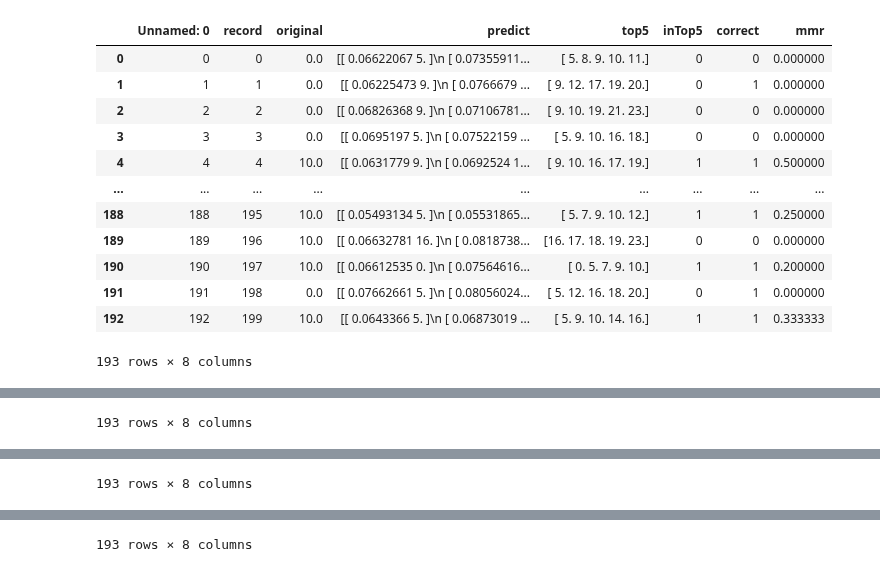
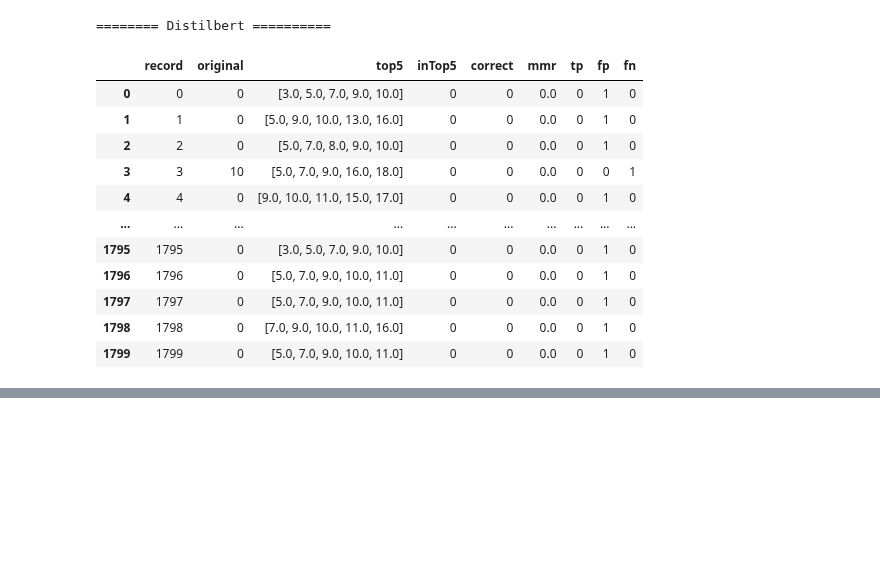
Before and after one commit to robrohan/AUT, a Jupyter notebook: ENGE817/Report/5_results.ipynb, the cells around one changed output, grey strips where cells are left out. Drawn from its saved outputs; the diff is of its cells as text; code cells hidden in the pictures; blank space fills up the shorter version.

```diff
--- a/ENGE817/Report/5_results.ipynb
+++ b/ENGE817/Report/5_results.ipynb
@@ -5,25 +7,65 @@ result_set = "results/200_discharge_cosine"
 # %%
 for i in range(4):
-    df = pd.read_csv(f"{result_set}/{i}_20_200.csv")
+    print(f'======== {schema_dicts[i]["name"]} ==========')
+    df = pd.read_csv(f"{result_set}/{i}_20_1800.csv", index_col=0)
+    # just to make it easier to read
+    del df['predict']
+
+    def array_from_string(x):
+        return np.fromstring(x.strip('[]'), sep=' ')
+
+    def tp(orig, top5):
+        return 1 if orig == 10 and 10 in top5 else 0
+
+    def fp(orig, top5):
+        return 1 if orig == 0 and 10 in top5 else 0
+
+    def fn(orig, top5):
+        return 1 if orig == 10 and 10 not in top5 else 0
+
+    df['top5'] = df['top5'].map(array_from_string)
+    df['tp'] = df.apply(lambda x: tp(orig=x['original'], top5=x['top5']), axis=1)
+    df['fp'] = df.apply(lambda x: fp(orig=x['original'], top5=x['top5']), axis=1)
+    df['fn'] = df.apply(lambda x: fn(orig=x['original'], top5=x['top5']), axis=1)
 
     display(df)
 
-    print(f"Correct top 5    {df['inTop5'].sum() / 193}")
-    print(f"Correct category {df['correct'].sum() / 193}")
+    TP = df['tp'].sum()
+    FP = df['fp'].sum()
+    FN = df['fn'].sum()
+
+    print(f"TP    {TP:.2f}")
+    print(f"FP    {FP:.2f}")
+    print(f"FN    {FN:.2f}")
+
+    precision = (TP / (TP+FP))
+    recall = (TP / (TP+FN))
+    print(f"P    {precision:.2f}")
+    print(f"R    {recall:.2f}")
+
+    f1 = (2*precision*recall) / (precision+recall)
+    print("----------------")
+    print(f"F1    {f1:.2f}")
+    print("----------------")
+
+    # print(f"Correct top 5    {df['inTop5'].sum() / len(df)}")
+    # print(f"Correct category {df['correct'].sum() / len(df)}")
 
     column_counts = df["original"].value_counts(dropna=False)
-    print(column_counts)
+    # print(column_counts)
+    print(f'==========================================')
+    print("")
 # %% [output]
+======== Distilbert ==========
-|  | Unnamed: 0 | record | original | predict | top5 | inTop5 | correct | mmr |
-| 0 | 0 | 0 | 0.0 | [[ 0.06622067 5. ]\n [ 0.07355911... | [ 5. 8. 9. 10. 11.] | 0 | 0 | 0.000000 |
-| 1 | 1 | 1 | 0.0 | [[ 0.06225473 9. ]\n [ 0.0766679 ... | [ 9. 12. 17. 19. 20.] | 0 | 1 | 0.000000 |
-| 2 | 2 | 2 | 0.0 | [[ 0.06826368 9. ]\n [ 0.07106781... | [ 9. 10. 19. 21. 23.] | 0 | 0 | 0.000000 |
-| 3 | 3 | 3 | 0.0 | [[ 0.0695197 5. ]\n [ 0.07522159 ... | [ 5. 9. 10. 16. 18.] | 0 | 0 | 0.000000 |
-| 4 | 4 | 4 | 10.0 | [[ 0.0631779 9. ]\n [ 0.0692524 1... | [ 9. 10. 16. 17. 19.] | 1 | 1 | 0.500000 |
-| ... | ... | ... | ... | ... | ... | ... | ... | ... |
-| 188 | 188 | 195 | 10.0 | [[ 0.05493134 5. ]\n [ 0.05531865... | [ 5. 7. 9. 10. 12.] | 1 | 1 | 0.250000 |
-| 189 | 189 | 196 | 10.0 | [[ 0.06632781 16. ]\n [ 0.0818738... | [16. 17. 18. 19. 23.] | 0 | 0 | 0.000000 |
-| 190 | 190 | 197 | 10.0 | [[ 0.06612535 0. ]\n [ 0.07564616... | [ 0. 5. 7. 9. 10.] | 1 | 1 | 0.200000 |
-| 191 | 191 | 198 | 0.0 | [[ 0.07662661 5. ]\n [ 0.08056024... | [ 5. 12. 16. 18. 20.] | 0 | 1 | 0.000000 |
-| 192 | 192 | 199 | 10.0 | [[ 0.0643366 5. ]\n [ 0.06873019 ... | [ 5. 9. 10. 14. 16.] | 1 | 1 | 0.333333 |
+|  | record | original | top5 | inTop5 | correct | mmr | tp | fp | fn |
+| 0 | 0 | 0 | [3.0, 5.0, 7.0, 9.0, 10.0] | 0 | 0 | 0.0 | 0 | 1 | 0 |
+| 1 | 1 | 0 | [5.0, 9.0, 10.0, 13.0, 16.0] | 0 | 0 | 0.0 | 0 | 1 | 0 |
+| 2 | 2 | 0 | [5.0, 7.0, 8.0, 9.0, 10.0] | 0 | 0 | 0.0 | 0 | 1 | 0 |
+| 3 | 3 | 10 | [5.0, 7.0, 9.0, 16.0, 18.0] | 0 | 0 | 0.0 | 0 | 0 | 1 |
+| 4 | 4 | 0 | [9.0, 10.0, 11.0, 15.0, 17.0] | 0 | 0 | 0.0 | 0 | 1 | 0 |
+| ... | ... | ... | ... | ... | ... | ... | ... | ... | ... |
+| 1795 | 1795 | 0 | [3.0, 5.0, 7.0, 9.0, 10.0] | 0 | 0 | 0.0 | 0 | 1 | 0 |
+| 1796 | 1796 | 0 | [5.0, 7.0, 9.0, 10.0, 11.0] | 0 | 0 | 0.0 | 0 | 1 | 0 |
+| 1797 | 1797 | 0 | [5.0, 7.0, 9.0, 10.0, 11.0] | 0 | 0 | 0.0 | 0 | 1 | 0 |
+| 1798 | 1798 | 0 | [7.0, 9.0, 10.0, 11.0, 16.0] | 0 | 0 | 0.0 | 0 | 1 | 0 |
+| 1799 | 1799 | 0 | [5.0, 7.0, 9.0, 10.0, 11.0] | 0 | 0 | 0.0 | 0 | 1 | 0 |
-193 rows × 8 columns
@@ -48 +95,0 @@ Name: count, dtype: int64
-193 rows × 8 columns
@@ -67 +119,0 @@ Name: count, dtype: int64
-193 rows × 8 columns
@@ -86 +143,0 @@ Name: count, dtype: int64
-193 rows × 8 columns
```
Also changed, not shown: parts of 2 cells of this notebook, 24 other files.
